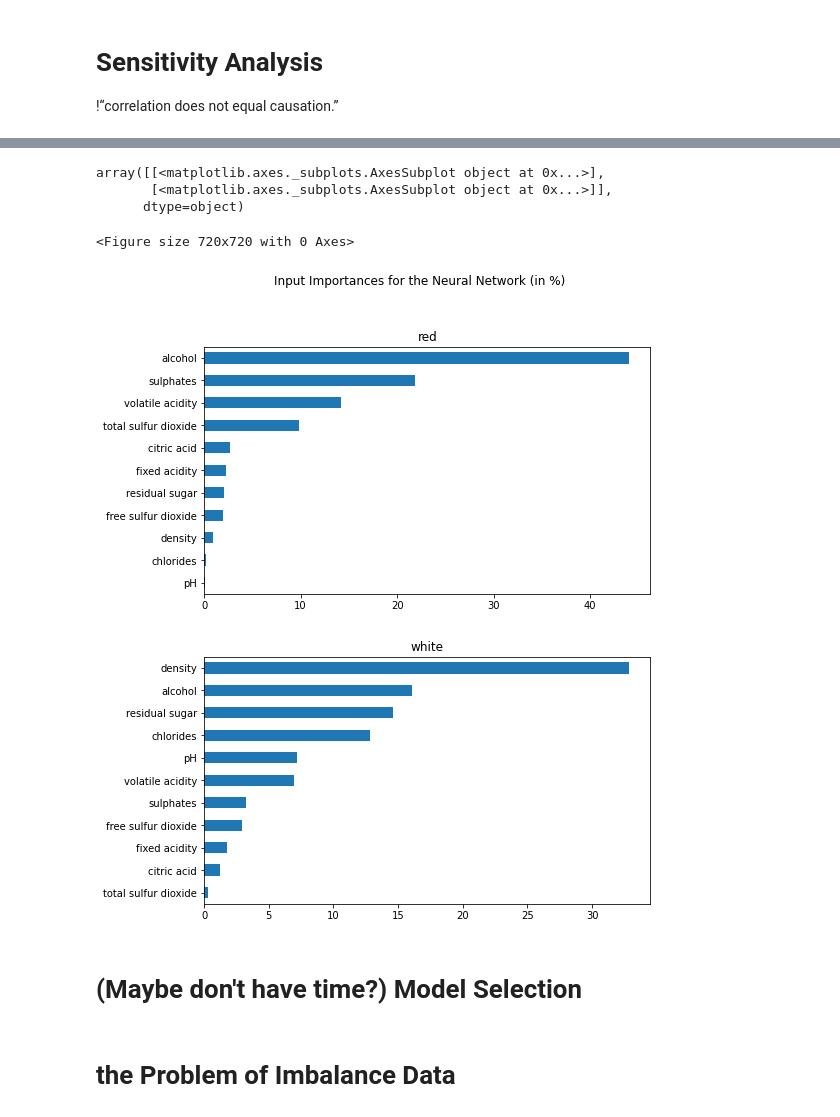
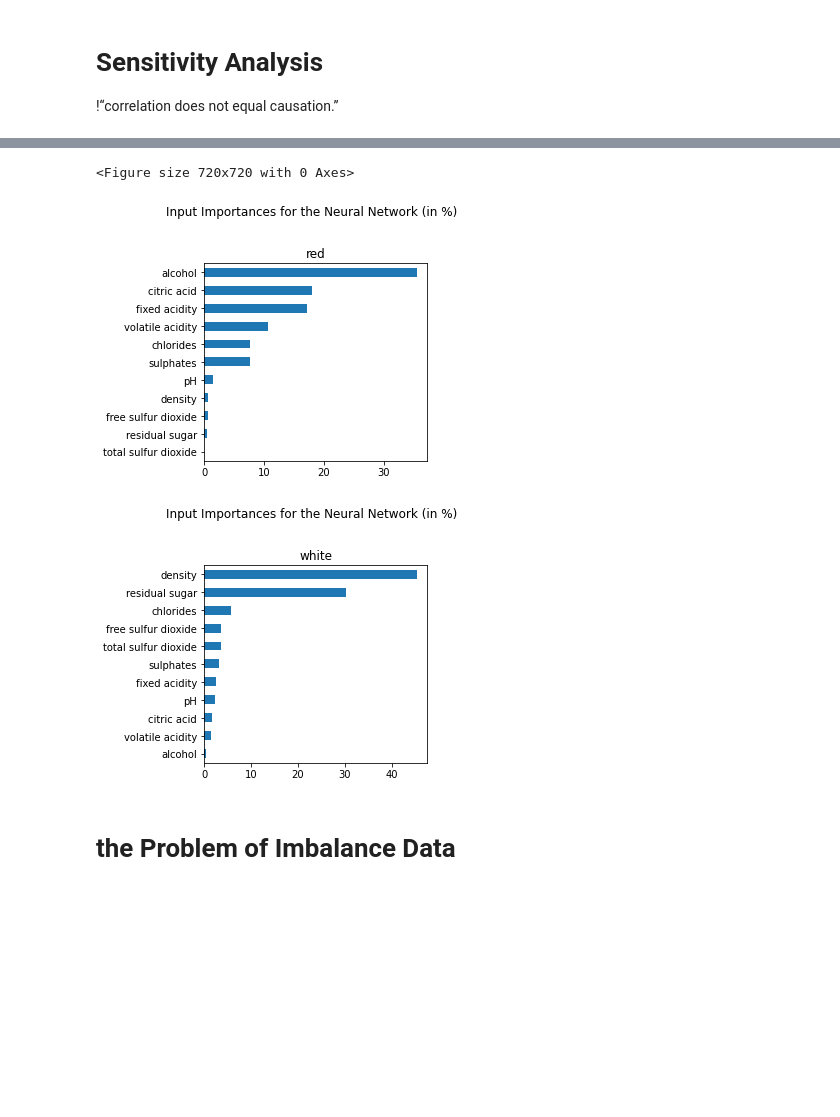
Before and after one commit to JMGilbert/STAT4241-Final-Project, a Jupyter notebook: 5241NN.ipynb, the cells around one changed output, grey strips where cells are left out. Drawn from its saved outputs; the diff is of its cells as text; code cells hidden in the pictures; blank space fills up the shorter version.

```diff
--- a/5241NN.ipynb
+++ b/5241NN.ipynb
@@ -125,7 +128,7 @@ Y_red_torch = TO_TORCH(Y_red)
 # %%
 # Neural Network structure
 class Net(nn.Module):
-    def __init__(self,INPUT_DIM,OUTPUT_DIM,HIDDEN_DIM,DROP_PR=0.0,BN=False):
+    def __init__(self,INPUT_DIM,OUTPUT_DIM,HIDDEN_DIM,DROP_PR,BN=False):
         super(Net, self).__init__()
         self.input_dim = INPUT_DIM
         self.output_dim = OUTPUT_DIM
@@ -140,20 +143,22 @@ class Net(nn.Module):
             self.bn.append(nn.BatchNorm1d(hdim))
             current_dim = hdim
         self.layers.append(nn.Linear(current_dim, self.output_dim))
-        self.dropout = nn.Dropout(self.DROP_PR)
+        self.dropout = nn.Dropout(DROP_PR) #self.DROP_PR
 
     def forward(self, x):
         for i, layer in enumerate(self.layers[:-1]):
             x = layer(x)
             if self.BN:
                 x = self.bn[i](x)
-            x = torch.sigmoid(x)
+            #x = torch.sigmoid(x)
+            x = F.relu(x)
             x = self.dropout(x)
         out = self.layers[-1](x)
         return out
 
 #Loss function: mean absolute deviation
-criterion = torch.nn.L1Loss()
+#criterion = torch.nn.L1Loss()
+criterion = torch.nn.MSELoss()
 
 #Accuracy with tolerance
 def ACCURACY(Y_pred,target,Tolerance):
@@ -236,3 +241,13 @@ Test KAPPA is 28.521% (T=0.5);
 # %% [markdown]
 ## Wrap it up
+# %%
+def TEST_NN(MODEL,TEST_X,TEST_Y,T_list=[0.25,0.5,1]):
+    MODEL.eval()
+    test_pred=MODEL(TEST_X)[:,0]
+    loss = criterion(test_pred, TEST_Y)
+    L2=loss.item()
+    accuracy_list=[ACCURACY(test_pred,TEST_Y,T).item() for T in T_list]
+    kappa=KAPPA(test_pred, TEST_Y)
+    MODEL.train()
+    return({"L2":L2,"accuracy_list":accuracy_list,"kappa":kappa})
 # %%
@@ -284,5 +354,8 @@ def TEST_NN(MODEL,TEST_X,TEST_Y,T_list=[0.25,0.5,1]):
 # %%
-result_white=TRAIN_NN(X_TRAIN_white,Y_TRAIN_white,[11],LR=1e-1/2,BN=False,STEP_SIZE=200000,DECAY=1,EPOCH=30000)
+result_white=TRAIN_NN(X_TRAIN_white,Y_TRAIN_white,X_TEST_white,Y_TEST_white,[9],OPT="SGD",LR=1e-1/2,DROP_PR=0.0,BN=False,STEP_SIZE=10000,DECAY=0.5,EPOCH=60000,seed=233)
 MODEL_NN_white=result_white["MODEL"]
-LOSS_white=result_white["LOSS_ARR"]
+LOSS_white=result_white["LOSS_TRAIN"]
+LOSS_validation_white=result_white["LOSS_VALIDATION"]
+ACCURACY_WHITE_TRAIN=result_white["ACCURACY_TRAIN"]
+ACCURACY_WHITE_VALIDATION=result_white["ACCURACY_VALIDATION"]
 # %% [output]
@@ -352,0 +443,7 @@ Text(0.5, 1.0, 'Final Loss = 0.4507947266101837')
+# %%
+result_red=TRAIN_NN(X_TRAIN_red,Y_TRAIN_red,X_TEST_red,Y_TEST_red,[9],LR=1e-1/2,OPT="SGD",DROP_PR=0.0,BN=False,STEP_SIZE=30000,DECAY=0.5,EPOCH=100000,seed=233)
+MODEL_NN_red=result_red["MODEL"]
+LOSS_red=result_red["LOSS_TRAIN"]
+LOSS_validation_red=result_red["LOSS_VALIDATION"]
+ACCURACY_RED_TRAIN=result_red["ACCURACY_TRAIN"]
+ACCURACY_RED_VALIDATION=result_red["ACCURACY_VALIDATION"]
@@ -406,6 +549,12 @@ R_white=V_white/V_white.sum()*100
 R=pd.DataFrame({"red":R_red,"white":R_white}, index=predictors_name)
 # %%
 plt.figure(figsize=(10,10))
-R.sort_values(by="red").plot.barh(y='red',legend=None,subplots=True, layout=(2,1),figsize=(8,10),title="Input Importances for the Neural Network (in %)")
-R.sort_values(by="white").plot.barh(y='white',legend=None,subplots=True, layout=(2,1),figsize=(8,10))
+R.sort_values(by="red").plot.barh(y='red',legend=None,subplots=True, layout=(2,1),figsize=(4,8),title="Input Importances for the Neural Network (in %)")
+
+plt.savefig("sensi red.png", bbox_inches='tight')
+files.download("sensi red.png")
+R.sort_values(by="white").plot.barh(y='white',legend=None,subplots=True, layout=(2,1),figsize=(4,8),title="Input Importances for the Neural Network (in %)")
+
+plt.savefig("sensi white.png", bbox_inches='tight')
+files.download("sensi white.png")
 # %% [output]
@@ -412,11 +565,6 @@ R.sort_values(by="white").plot.barh(y='white',legend=None,subplots=True, layout=
-array([[<matplotlib.axes._subplots.AxesSubplot object at 0x...>],
-       [<matplotlib.axes._subplots.AxesSubplot object at 0x...>]],
-      dtype=object)
+<Figure size 720x720 with 0 Axes>
-<Figure size 720x720 with 0 Axes>
-[figure, old version]
+[figure, new version]
-[figure, old version]
+[figure, new version]
-# %% [markdown]
-# (Maybe don't have time?) Model Selection
 # %% [markdown]
 # the Problem of Imbalance Data
 # %%
```
Also changed, not shown: parts of 62 cells of this notebook.
